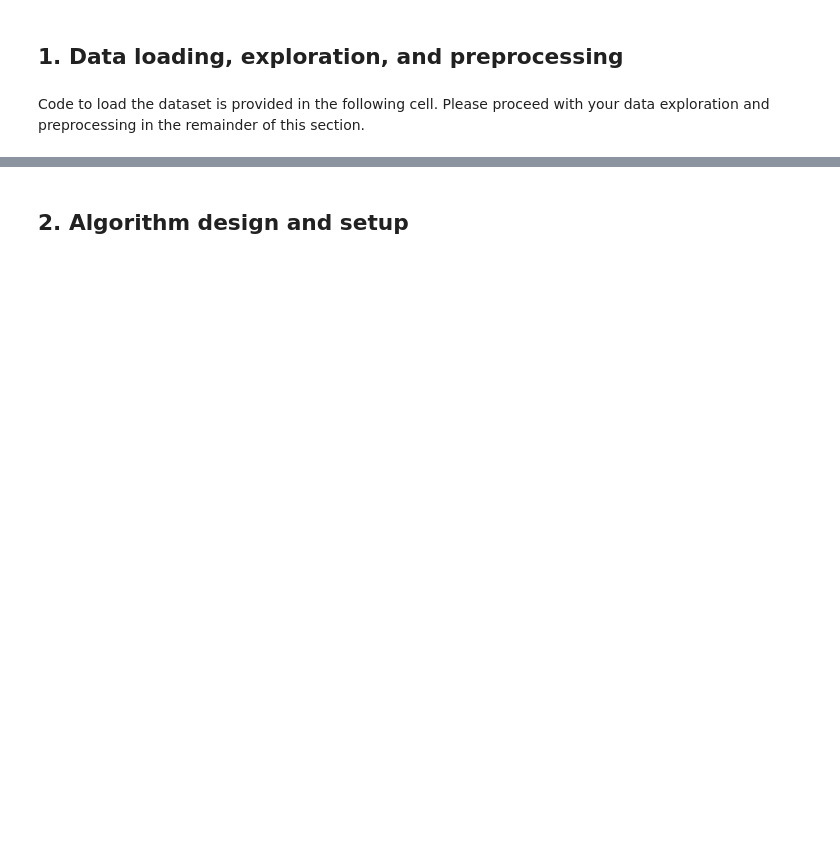
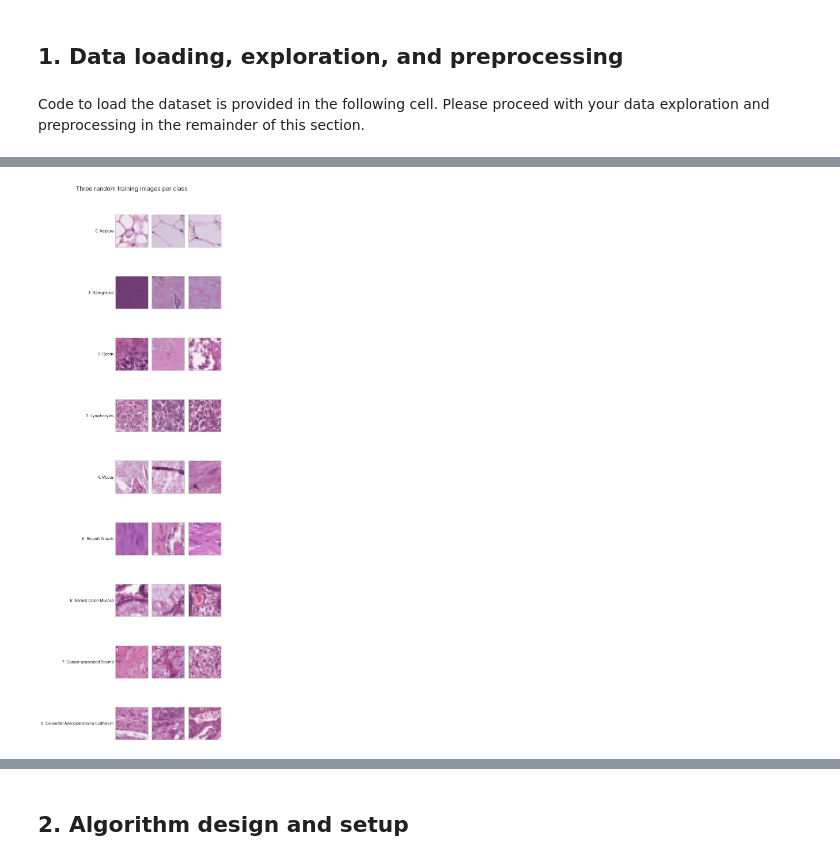
Before and after one commit to dylangeorg3/COMP4318_Assignment_2, a Jupyter notebook: a2-code-530839244-540958494-550120560-550053316.ipynb.ipynb, the cells around one changed output, grey strips where cells are left out. Drawn from its saved outputs; the diff is of its cells as text; code cells hidden in the pictures; blank space fills up the shorter version.

```diff
--- a/a2-code-530839244-540958494-550120560-550053316.ipynb.ipynb
+++ b/a2-code-530839244-540958494-550120560-550053316.ipynb.ipynb
@@ -216,0 +164,19 @@ Please print/display some examples of your preprocessed data here.
+# %%
+rng = np.random.default_rng(RANDOM_SEED)
+classes = np.unique(y_train)
+fig, axes = plt.subplots(NUM_CLASSES, 3, figsize=(6, 2 * NUM_CLASSES))
+for i, cls in enumerate(classes):
+    idxs = np.where(y_train == cls)[0]
+    selected = rng.choice(idxs, 3, replace=False)
+    for j, k in enumerate(selected):
+        ax = axes[i, j]
+        ax.imshow(X_train[k])
+        ax.set_xticks([]); ax.set_yticks([])
+        if j == 0:
+            ax.set_ylabel(f"{cls}: {class_names[cls]}", rotation=0,
+                          ha="right", va="center", fontsize=9)
+fig.suptitle("Three random training images per class", y=1.0)
+plt.tight_layout()
+plt.show()
+# %% [output]
+[figure, added]
```
Also changed, not shown: parts of 21 cells of this notebook, 17 other files.
